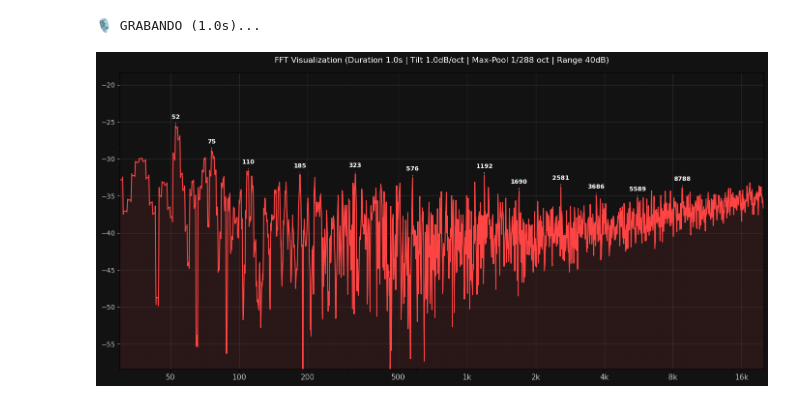
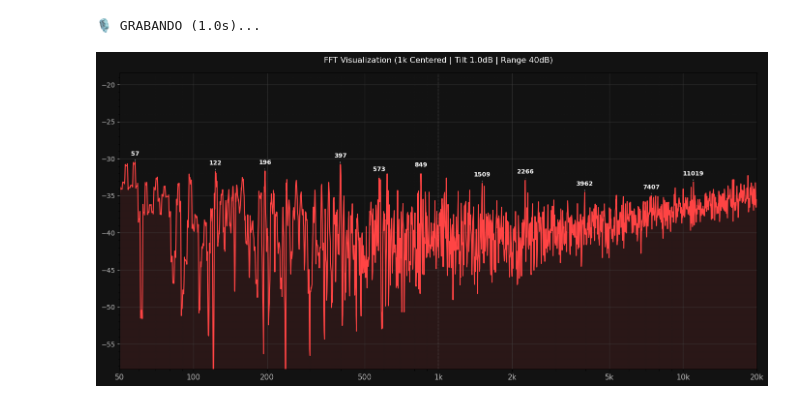
Before and after one commit to Jvnc0503/Open-Spectrum-Visualizer, a Jupyter notebook: notebook.ipynb, the cells around one changed output. Drawn from its saved outputs; the diff is of its cells as text; code cells hidden in the pictures.

Commit message:
feat: center around 1 khz

```diff
--- a/notebook.ipynb
+++ b/notebook.ipynb
@@ -87,9 +87,9 @@ from matplotlib.ticker import ScalarFormatter
 # --- PARÁMETROS PROFESIONALES ---
 FS = 44100
 DURATION = 1.0
-FFT_SIZE = 32768    # Ultra-resolución (1.3 Hz por bin) para graves perfectos
-TILT_DB = 1.0       # 3.0 es el estándar de 'Pink Noise Flat'
-BANDS_PER_OCTAVE = 288 # Resolución visual (1/48 octava detecta notas individuales)
+FFT_SIZE = 32768
+TILT_DB = 1.0
+BANDS_PER_OCTAVE = 288
 
 # --- 1. GRABACIÓN ---
 print(f"🎙️ GRABANDO ({DURATION}s)...")
@@ -97,66 +97,45 @@ audio_data = sd.rec(int(DURATION * FS), samplerate=FS, channels=1, dtype='float3
 sd.wait()
 audio_flat = audio_data.flatten()
 
-# --- 2. MOTOR MATEMÁTICO: LOG-MAX-POOLING ---
+# --- 2. MOTOR MATEMÁTICO (Igual al anterior) ---
 def compute_fractional_octave_spectrum(audio_chunk, sr, fft_size, bands_per_oct=48):
-    # A. FFT Pura (Ventana Blackman-Harris para separación brutal de picos)
     window = scipy.signal.get_window('blackmanharris', len(audio_chunk))
     fft_raw = np.abs(np.fft.rfft(audio_chunk * window, n=fft_size))
     freqs_lin = np.fft.rfftfreq(fft_size, d=1/sr)
 
-    # B. Definir bordes de bandas logarítmicas (Strict Log Scale)
     f_min, f_max = 30.0, 20000.0
-    # Fórmula para generar centros de bandas exactos
     num_bands = int(np.log2(f_max / f_min) * bands_per_oct)
     bands_centers = f_min * (2 ** (np.arange(num_bands) / bands_per_oct))
 
-    # Pre-allocar array de salida
     spectrum_log = np.zeros(num_bands)
 
-    # C. EL CORAZÓN DEL ALGORITMO: MAX POOLING INTELIGENTE
-    # En lugar de interpolar, buscamos el pico real en cada banda logarítmica.
-    # Esto evita que el ruido se acumule en agudos.
-
     for i, center in enumerate(bands_centers):
-        # Calcular ancho de banda de esta frecuencia específica
-        # (Fórmula estándar de filtro Q constante)
         fd = 2 ** (1 / (2 * bands_per_oct))
         lower_f = center / fd
         upper_f = center * fd
-
-        # Encontrar índices en la FFT lineal
         idx_start = np.searchsorted(freqs_lin, lower_f)
         idx_end = np.searchsorted(freqs_lin, upper_f)
 
         if idx_end > idx_start:
-            # CASO AGUDOS: La banda es ancha. Tomamos el MÁXIMO (No suma, no promedio).
-            # Esto ignora el ruido de fondo y solo captura la resonancia.
             spectrum_log[i] = np.max(fft_raw[idx_start:idx_end])
         else:
-            # CASO GRAVES: La banda es más estrecha que un bin de FFT.
-            # Tomamos el bin más cercano.
-            idx_nearest = np.searchsorted(freqs_lin, center)
-            idx_nearest = np.clip(idx_nearest, 0, len(fft_raw)-1)
+            idx_nearest = np.clip(np.searchsorted(freqs_lin, center), 0, len(fft_raw)-1)
             spectrum_log[i] = fft_raw[idx_nearest]
 
-    # D. Convertir a dB y aplicar Tilt
-    # Al usar Max-Pooling, el Tilt ya no levanta el piso de ruido artificialmente.
     log_db = 20 * np.log10(spectrum_log + 1e-12)
-
-    # Curva de Tilt: +3dB/oct pivotando en 1kHz
     tilt_curve = TILT_DB * np.log2(bands_centers / 1000.0)
     log_db += tilt_curve
 
     return bands_centers, log_db
 
-# --- 3. PROCESAMIENTO (Peak Hold) ---
+# --- 3. PROCESAMIENTO ---
 num_chunks = len(audio_flat) // FFT_SIZE
 peak_spectrum_db = None
 bands_x = None
 
 for i in range(num_chunks):
     chunk = audio_flat[i*FFT_SIZE : (i+1)*FFT_SIZE]
-    if len(chunk) < FFT_SIZE: continue # Ignorar último chunk incompleto
+    if len(chunk) < FFT_SIZE: continue
 
     bx, bdb = compute_fractional_octave_spectrum(chunk, FS, FFT_SIZE, BANDS_PER_OCTAVE)
     bands_x = bx
@@ -166,63 +145,60 @@ for i in range(num_chunks):
     else:
         peak_spectrum_db = np.maximum(peak_spectrum_db, bdb)
 
-# Suavizado final cosmético (muy leve, solo para unir puntos)
 final_curve = scipy.signal.savgol_filter(peak_spectrum_db, window_length=5, polyorder=2)
-
-# --- 4. DETECCIÓN DE PICOS ---
 peaks, _ = scipy.signal.find_peaks(final_curve, distance=int(BANDS_PER_OCTAVE/2), prominence=5)
 
-# --- 5. VISUALIZACIÓN CORREGIDA ---
+# --- 5. VISUALIZACIÓN CENTRADA EN 1K ---
 fig, ax = plt.subplots(figsize=(14, 7), facecolor='#121212')
 ax.set_facecolor('#121212')
 
-# Plot principal
 ax.plot(bands_x, final_curve, color='#ff4444', linewidth=1.5, label='Max-Pool Spectrum')
 ax.fill_between(bands_x, final_curve, -140, color='#ff4444', alpha=0.1)
 
-# Etiquetas de Picos
 for i in peaks:
     freq_val = bands_x[i]
     db_val = final_curve[i]
-    if db_val > -50: # Umbral de limpieza (opcional)
+    if db_val > -50:
         ax.annotate(f"{int(freq_val)}", xy=(freq_val, db_val),
                      xytext=(0, 10), textcoords='offset points', ha='center',
                      color='white', fontsize=9, fontweight='bold',
                      arrowprops=dict(arrowstyle='-', color='white', lw=0.5))
 
-# CONFIGURACIÓN DE ESCALA HORIZONTAL (LA CLAVE)
+# --- EJE X: CENTRADO EXACTO EN 1K ---
 ax.set_xscale('log')
-ax.set_xlim(30, 20000)
 
-# Formateo manual de Ticks para imitar exactamente tu referencia
-ticks_major = [50, 100, 200, 500, 1000, 2000, 4000, 8000, 16000]
+# Definimos los límites para forzar que 1k esté en el centro geométrico
+# sqrt(50 * 20000) = 1000 Hz exactos.
+LIMIT_LOW = 50
+LIMIT_HIGH = 20000
+ax.set_xlim(LIMIT_LOW, LIMIT_HIGH)
+
+# Ticks ajustados para simetría visual
+ticks_major = [50, 100, 200, 500, 1000, 2000, 5000, 10000, 20000]
 ax.set_xticks(ticks_major)
 ax.get_xaxis().set_major_formatter(ScalarFormatter())
-ax.set_xticklabels(['50', '100', '200', '500', '1k', '2k', '4k', '8k', '16k'], color='silver', fontsize=11)
+# Etiquetas personalizadas limpias
+ax.set_xticklabels(['50', '100', '200', '500', '1k', '2k', '5k', '10k', '20k'], color='silver', fontsize=11)
 
-# Grid "Audio Engineering"
+# Grid
 ax.grid(which='major', color='#444444', linestyle='-', linewidth=1.0, alpha=0.5)
 ax.grid(which='minor', color='#222222', linestyle=':', linewidth=0.8, alpha=0.3)
 ax.minorticks_on()
 
-# --- AJUSTE VERTICAL AUTOMÁTICO (Base Media/Mediana) ---
-# Calculamos la mediana de la señal para encontrar el "centro" de la gráfica
+# --- AJUSTE VERTICAL (ZOOM 40dB) ---
 signal_median = np.median(final_curve)
-
-# Definimos cuánto rango queremos ver en total (Zoom)
-# 60dB es un buen estándar (ej: de -80 a -20)
 visible_range_db = 40
-
-# Centramos la cámara
 y_min = signal_median - (visible_range_db / 2)
 y_max = signal_median + (visible_range_db / 2)
-
 ax.set_ylim(y_min, y_max)
 ax.tick_params(axis='y', colors='silver')
 
-plt.title(f"FFT Visualization (Duration {DURATION}s | Tilt {TILT_DB}dB/oct | Max-Pool 1/{BANDS_PER_OCTAVE} oct | Range {visible_range_db}dB)", color='white', pad=15)
+# Línea guía central en 1k (opcional, para verificar)
+ax.axvline(1000, color='white', linestyle='--', alpha=0.2, linewidth=1)
+
+plt.title(f"FFT Visualization (1k Centered | Tilt {TILT_DB}dB | Range {visible_range_db}dB)", color='white', pad=15)
 plt.tight_layout()
 plt.show()
 # %% [output]
 🎙️ GRABANDO (1.0s)...
-[figure, old version]
+[figure, new version]
```
